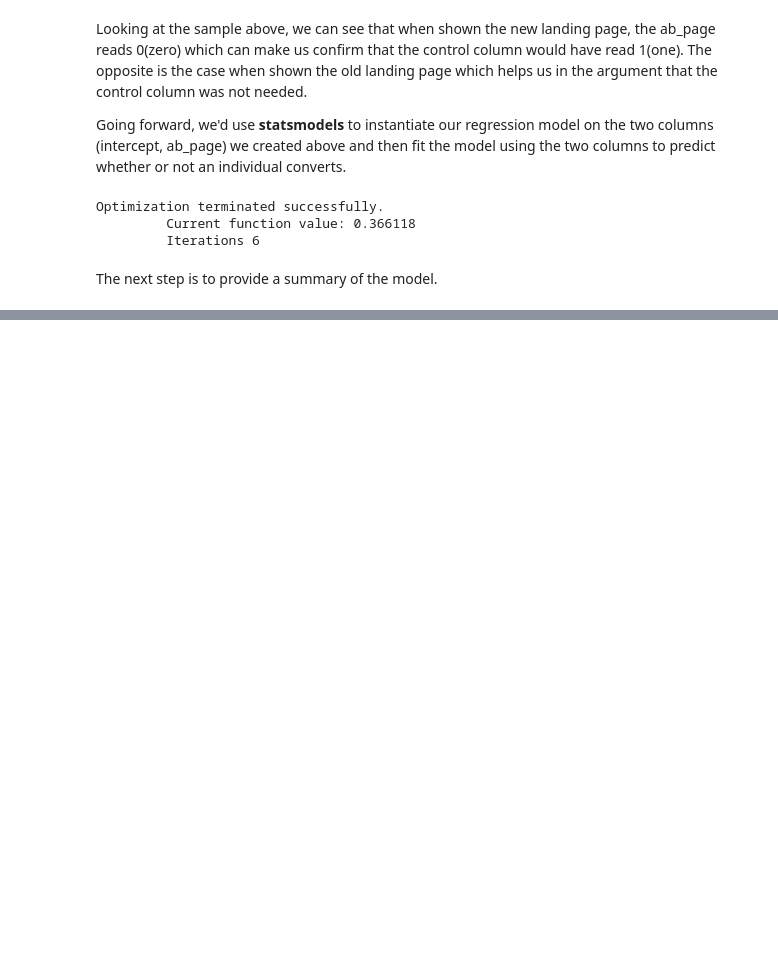
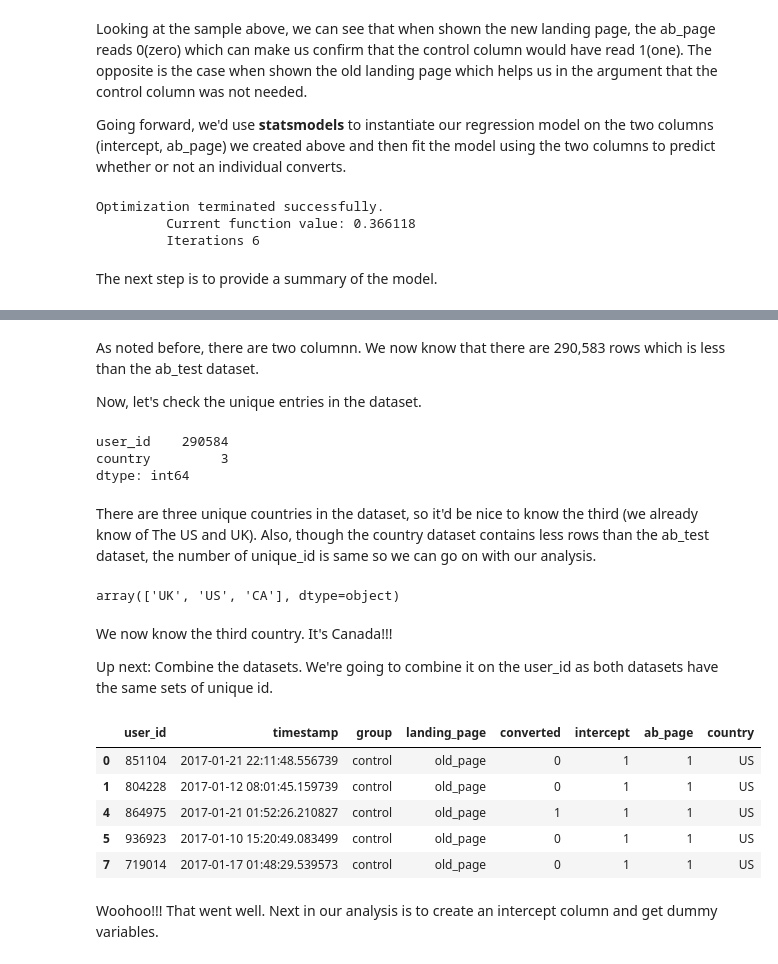
Before and after one commit to ibrahimOlayiwola/AB-test-analysis, a Jupyter notebook: AB Test Analysis.ipynb, the cells around one changed output, grey strips where cells are left out. Drawn from its saved outputs; the diff is of its cells as text; code cells hidden in the pictures; blank space fills up the shorter version.

```diff
--- a/AB Test Analysis.ipynb
+++ b/AB Test Analysis.ipynb
@@ -438,0 +448,4 @@ results.summary2()
+# %%
+# Read in countries.csv
+country_df = pd.read_csv('countries.csv')
+country_df.head()
@@ -438,0 +473,35 @@ results.summary2()
+# %% [markdown]
+As noted before, there are two columnn. We now know that there are 290,583 rows which is less than the ab_test dataset.
+
+Now, let's check the unique entries in the dataset.
+# %%
+# Unique entries in the dataset
+country_df.nunique()
+# %% [output]
+user_id    290584
+country         3
+dtype: int64
+# %% [markdown]
+There are three unique countries in the dataset, so it'd be nice to know the third (we already know of The US and UK). Also, though the country dataset contains less rows than the ab_test dataset, the number of unique_id is same so we can go on with our analysis.
+# %%
+# Unique countries
+country_df['country'].unique()
+# %% [output]
+array(['UK', 'US', 'CA'], dtype=object)
+# %% [markdown]
+We now know the third country. It's Canada!!!
+
+Up next: Combine the datasets. We're going to combine it on the user_id as both datasets have the same sets of unique id.
+# %%
+# Combine the datasets.
+df_new = df2.join(country_df.set_index('user_id'), on='user_id')
+df_new.head()
+# %% [output]
+|  | user_id | timestamp | group | landing_page | converted | intercept | ab_page | country |
+| 0 | 851104 | 2017-01-21 22:11:48.556739 | control | old_page | 0 | 1 | 1 | US |
+| 1 | 804228 | 2017-01-12 08:01:45.159739 | control | old_page | 0 | 1 | 1 | US |
+| 4 | 864975 | 2017-01-21 01:52:26.210827 | control | old_page | 1 | 1 | 1 | US |
+| 5 | 936923 | 2017-01-10 15:20:49.083499 | control | old_page | 0 | 1 | 1 | US |
+| 7 | 719014 | 2017-01-17 01:48:29.539573 | control | old_page | 0 | 1 | 1 | US |
+# %% [markdown]
+Woohoo!!! That went well. Next in our analysis is to create an intercept column and get dummy variables.
```
Also changed, not shown: parts of 21 cells of this notebook.
